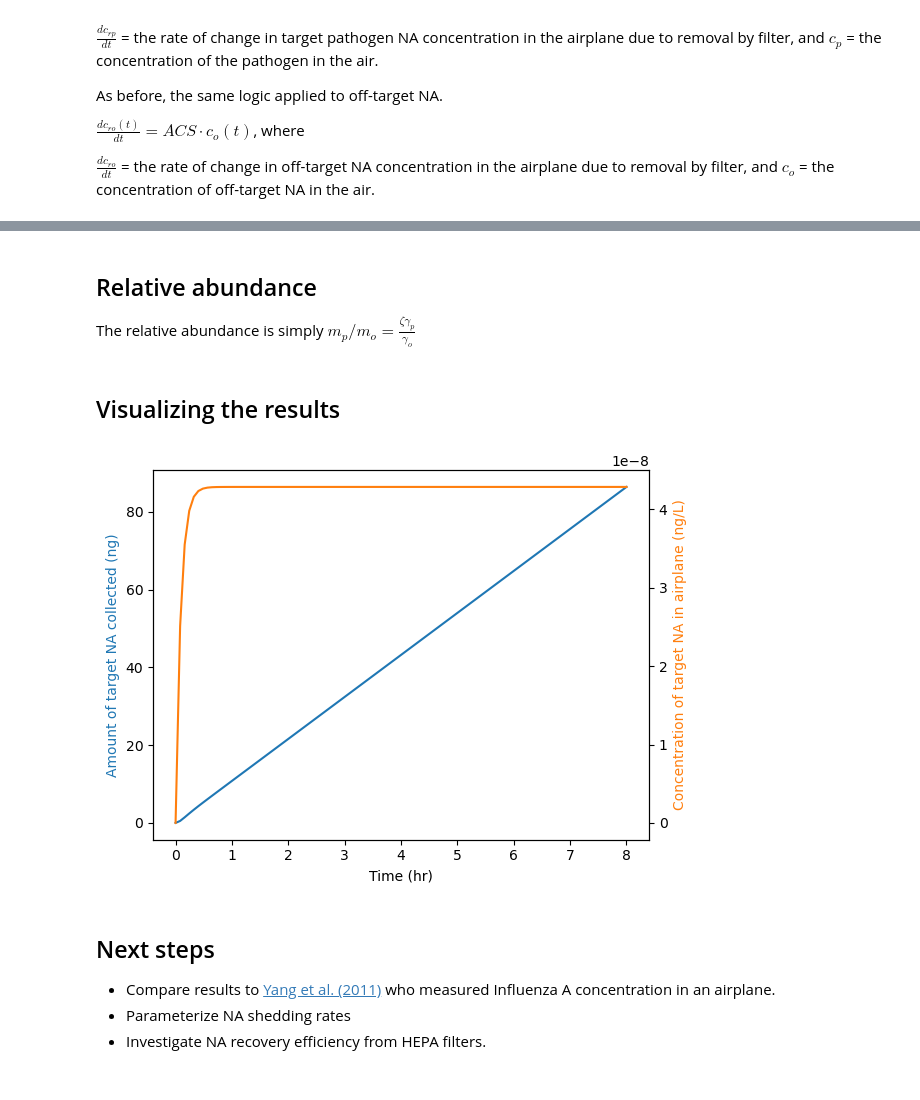
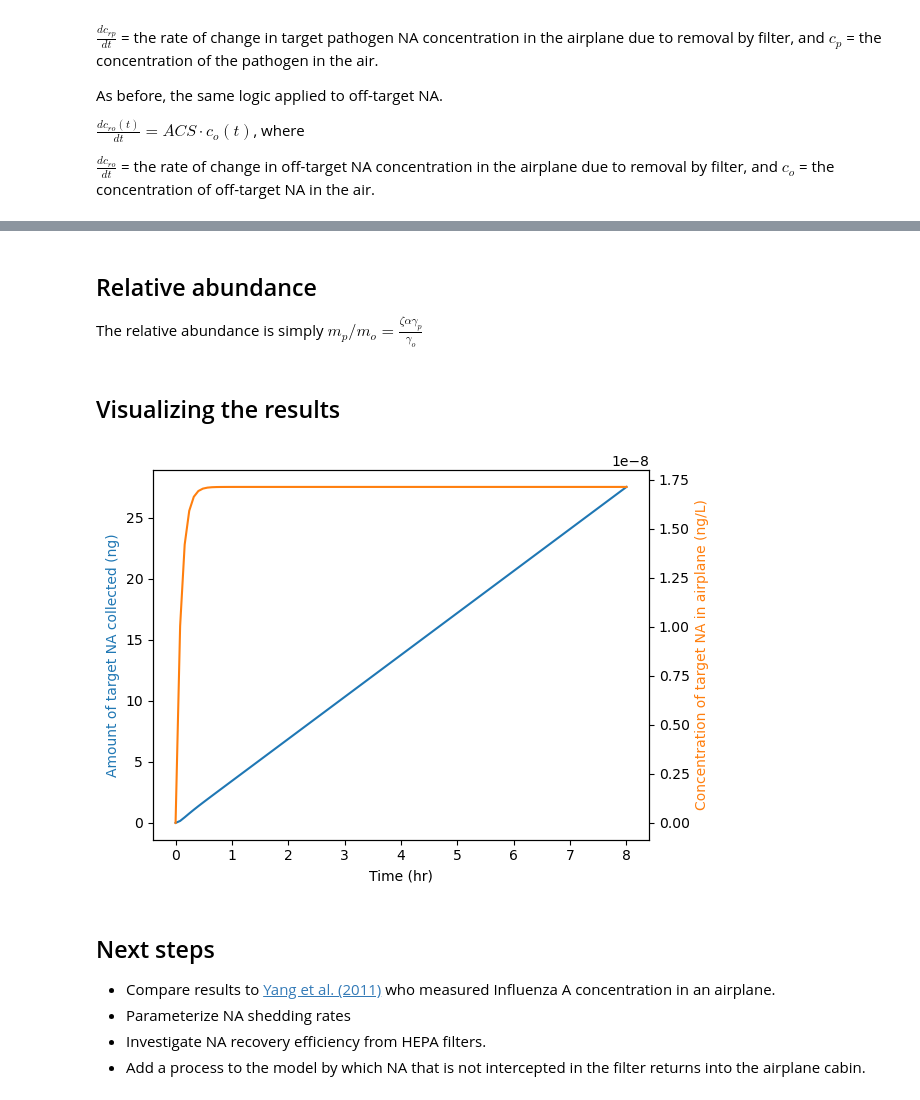
Before and after one commit to lennijusten/Air-sampling, a Jupyter notebook: Airplane_air_sampling.ipynb, the cells around one changed output, grey strips where cells are left out. Drawn from its saved outputs; the diff is of its cells as text; code cells hidden in the pictures.

Commit message:
Add new parameters

```diff
--- a/Airplane_air_sampling.ipynb
+++ b/Airplane_air_sampling.ipynb
@@ -12,11 +12,12 @@ import numpy as np
 import matplotlib.pyplot as plt
 
 N = 200  # number of passengers (person)
-zeta = 0.1  # percent of passengers infected
-T = 8*60*60  # time on airplane (s)
+zeta = 0.05  # fraction of passengers infected
+alpha = 0.8  # fraction of infected passengers shedding
+
 V = 231000 # volume of plane (L)
 
-# TODO: Add parameter for percentage of infected passengers shedding virus via air
+T = 8*60*60  # time on airplane (s)
 # %% [markdown]
 ## Nucleic acid generation
 Two kinds of nucleic acid (NA) are generated by passengers: target (pathogen) NA and off-target NA. Every passenger, whatever their infection status, is assumed to shed off target NA while only passengers who are infected also shed target (pathogen) NA. Given per-person NA shedding rates, we can calculate the rate of change of NA concentration in the airplane in the absence of any air exchange.
@@ -85,9 +86,9 @@ Once again, the same logic applied for $c_o$
 
 $c_o(t) = \frac{N\gamma_s}{V\cdot ACS}(1-e^{-ACS\cdot t})$
 # %%
-def c_p(zeta, N, V, fr, gamma_p, t):
+def c_p(zeta, alpha, N, V, fr, gamma_p, t):
     # concentration of target pathogen NA as a function of time (ng L-1)
-    return (zeta*N*gamma_p/fr)*(1-np.exp(-fr*t/V))
+    return (zeta*alpha*N*gamma_p/fr)*(1-np.exp(-fr*t/V))
 
 def c_o(N, V, fr, gamma_o, t):
     # concentration of off-target NA as a function of time (ng L-1)
@@ -119,35 +120,39 @@ $m_p = \int_{0}^{T}\eta\zeta N\gamma_p(1-e^{-ft/V})dt = \eta\zeta N\gamma_p(\fra
 # %%
-eta = 99.97  # Filter efficiency
-beta = 1   # NA sample recovery efficiency
+eta = 99.5  # Filter efficiency
+beta = 0.80   # NA sample recovery efficiency
 
 def m_p(fr, eta, beta, t):
-    return fr*eta*beta*c_p(zeta, N, V, fr, gamma_p, t)*t
+    return fr*eta*beta*c_p(zeta, alpha, N, V, fr, gamma_p, t)*t
+
+# def m_p(fr, eta, beta, t):
+#    return eta*zeta*beta*alpha*N*gamma_p*(np.exp(-fr*t/V)/(fr/V)+t)
 # %% [markdown]
 ## Relative abundance
-The relative abundance is simply $m_p/m_o = \frac{\zeta\gamma_p}{\gamma_o}$
+The relative abundance is simply $m_p/m_o = \frac{\zeta\alpha\gamma_p}{\gamma_o}$
 # %% [markdown]
 ## Visualizing the results
 # %%
 time = np.linspace(0,8,100)
 
 mass_over_time = [m_p(fr, eta, beta, t*60*60) for t in time]
-concentration_over_time = [c_p(zeta, N, V, fr, gamma_p, t*60*60) for t in time]
+concentration_over_time = [c_p(zeta, alpha, N, V, fr, gamma_p, t*60*60) for t in time]
 
 fig, ax1 = plt.subplots()
 
 ax2 = ax1.twinx()
 ax1.plot(time, mass_over_time, 'C0')
 ax2.plot(time, concentration_over_time, 'C1')
 
 ax1.set_xlabel('Time (hr)')
 ax1.set_ylabel('Amount of target NA collected (ng)', color='C0')
 ax2.set_ylabel('Concentration of target NA in airplane (ng/L)', color='C1')
 
 plt.show()
 # %% [output]
-[figure, old version]
+[figure, new version]
 # %% [markdown]
 ## Next steps
 * Compare results to [Yang et al. (2011)](https://www.ncbi.nlm.nih.gov/pmc/articles/PMC3119883/) who measured Influenza A concentration in an airplane.
 * Parameterize NA shedding rates
 * Investigate NA recovery efficiency from HEPA filters.
+* Add a process to the model by which NA that is not intercepted in the filter returns into the airplane cabin.
```
Also changed, not shown: parts of 4 cells of this notebook.
